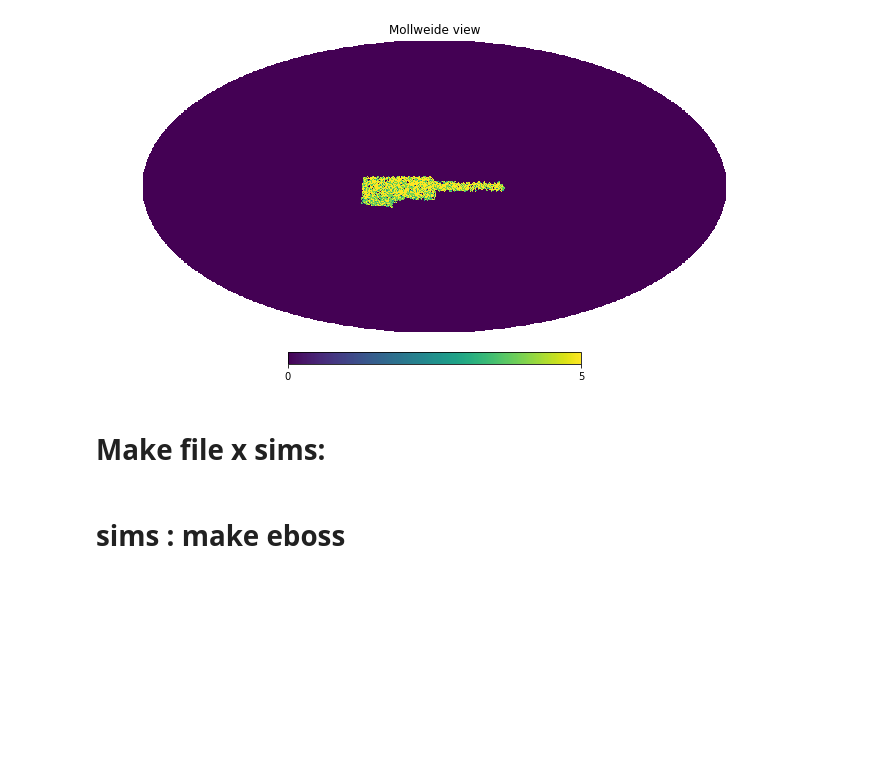
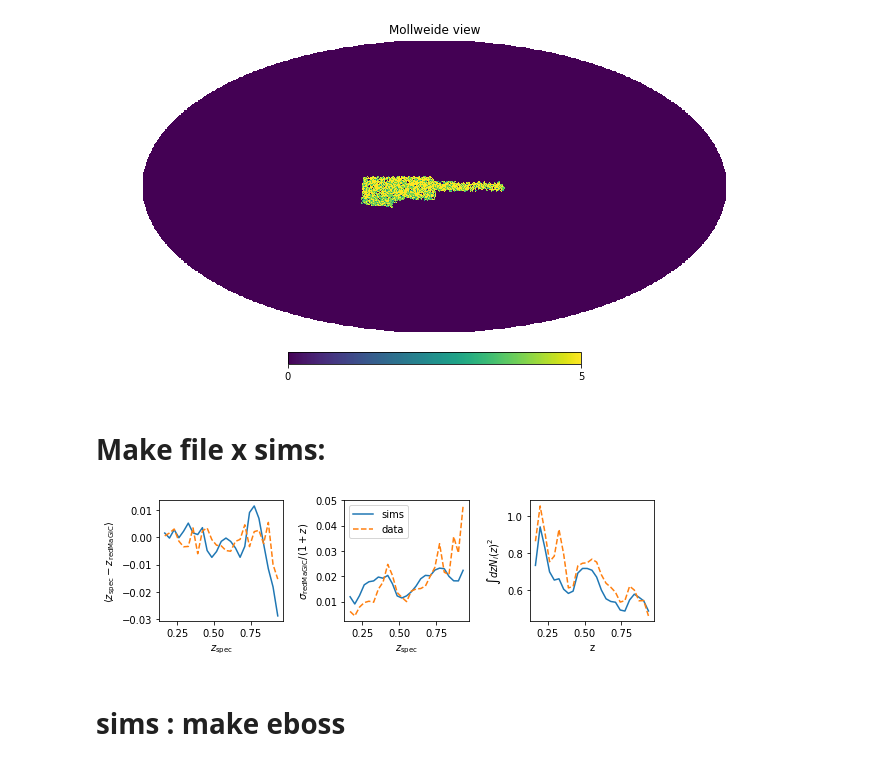
Before and after one commit to mgatti29/CORE, a Jupyter notebook: Samples.ipynb, the cells around one changed output. Saved outputs shown, nothing was run; the diff lists cells and outputs as text; code cells hidden in the pictures; blank space fills up the shorter version.

```diff
--- a/Samples.ipynb
+++ b/Samples.ipynb
@@ -712,34 +712,36 @@ for i in range(25):
     data_ssd_hl[i] = np.std(data_zredmagic_tot_hl[mask]-data_zspec_tot_hl[mask])
 for i in range(25):
 
     mask = (data_zredmagic_tot_hll>edg[i]) & ((data_zredmagic_tot_hll<edg[i+1]))
     data_mead_hll[i] = np.mean(data_zredmagic_tot_hll[mask])-np.mean(data_zspec_tot_hll[mask])
     data_ssd_hll[i] = np.std(data_zredmagic_tot_hll[mask]-data_zspec_tot_hll[mask])
 
 edg_center = 0.5*(edg[1:]+edg[:-1])
 fig, ax = plt.subplots(1,3, figsize=(8,2.5))
 
 ax[0].plot(edg_center,mead_hll,label = 'sims')
 
 ax[0].plot(edg_center,data_mead_hll,label = 'data',linestyle='dashed')
 ax[1].plot(edg_center,ssd_hll/(1.+edg_center),label = 'sims')
 ax[1].plot(edg_center,data_ssd_hll/(1.+edg_center),label = 'data',linestyle='dashed')
 
 
 ax[2].plot(edg_center,corr_sims_hr,label = 'sims')
 ax[2].plot(edg_center,corr_data,label = 'data',linestyle='dashed')
 #ax[0].plot(data_mead,label = 'combined',linestyle='dashed')
 #ax[1].plot(data_ssd,label = 'combined',linestyle='dashed')
 ax[1].legend()
 ax[0].set_xlabel(r'$z_{\rm spec}$')
 ax[1].set_xlabel(r'$z_{\rm spec}$')
 ax[2].set_xlabel('z')
 
 ax[0].set_ylabel(r'$\langle z_{\rm spec}-z_{\rm redMaGiC} \rangle$')
 ax[1].set_ylabel(r'$\sigma_{\rm redMaGiC}/(1+z) $')
-ax[2].set_ylabel(r'$\int dz N_{\rm redMaGiC,i}(z)^2$')
+ax[2].set_ylabel(r'$\int dz N_{i}(z)^2$')
 plt.tight_layout()
 plt.savefig('unc.pdf')
+# %% [output]
+[figure, added]
 # %% [markdown]
 # sims : make eboss
 # %%
```
Also changed, not shown: 1 other file.
